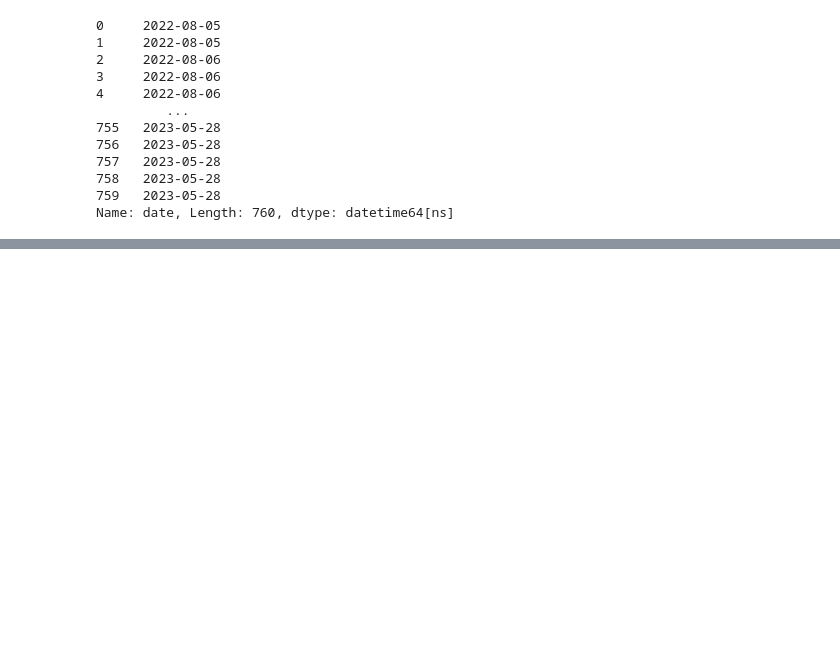
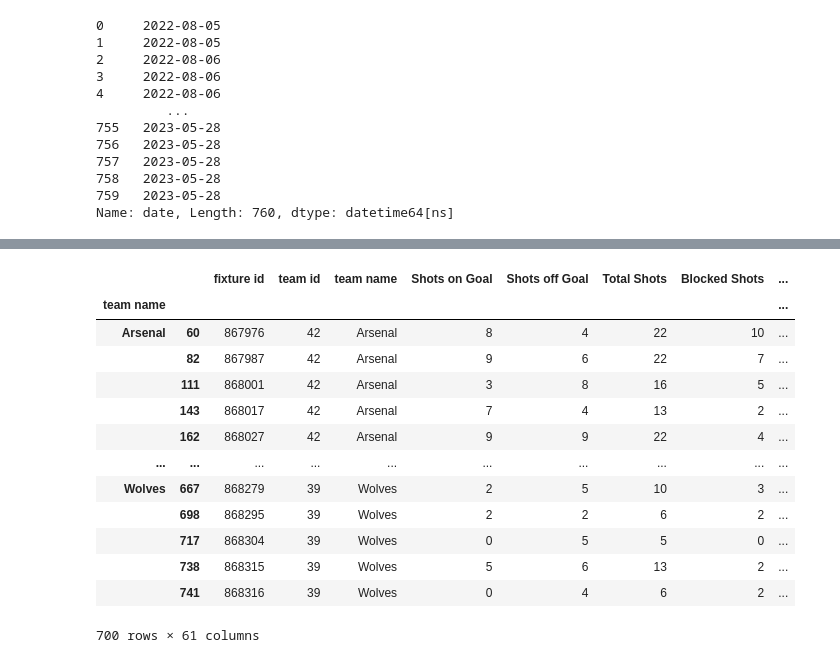
Before and after one commit to crowntobi23/Football_Predictions, a Jupyter notebook: our_project.ipynb, the cells around one changed output, grey strips where cells are left out. Cells and saved outputs as stored; diff of their text form; code cells hidden in the pictures; blank space fills up the shorter version.

```diff
--- a/our_project.ipynb
+++ b/our_project.ipynb
@@ -572,0 +639,12 @@ train acc: 0.8810975609756098, test acc: 0.514018691588785
+# %%
+win_df = full_match_stats_df[full_match_stats_df['result']== 1]
+loss_df = full_match_stats_df[full_match_stats_df['result'] == -1]
+draw_df = full_match_stats_df [full_match_stats_df['result'] == 0]
+
+for col in df.columns:
+    plt.hist([win_df[col], loss_df[col], draw_df[col]], color=['g', 'r', 'y'])
+    plt.title(col)
+    plt.legend(['win', 'loss', 'Draw'])
+    plt.xlabel(f'{col} values')
+    plt.ylabel(f'{col} counts')
+    plt.show()
@@ -572,0 +665,3 @@ train acc: 0.8810975609756098, test acc: 0.514018691588785
+# %%
+#based off of the visualization, we will be deriving new improved features to further improve our chances of accuracy
+new_improved_features = ['Shots on Goal','Total Shots', 'Shots insidebox', 'Ball Possession', 'Goalkeeper Saves', 'Passes %', 'expected_goals', '% Shot accuracy']
@@ -572,0 +684,26 @@ train acc: 0.8810975609756098, test acc: 0.514018691588785
+# %%
+def rolling_features(cols, new_cols, df):
+    df = df.sort_values('date')
+    rolling_vals = df[cols].rolling(3, closed='left').mean()
+    df[new_cols]=rolling_vals
+    return df.dropna()
+# %%
+rolling_cols = [f'{col}_rolling' for col in new_improved_features]
+# %%
+rolling_home_df = full_match_stats_df.groupby('team name').apply(lambda x: rolling_features(new_improved_features, rolling_cols, x))
+rolling_home_df
+# %% [output]
+|  |  | fixture id | team id | team name | Shots on Goal | Shots off Goal | Total Shots | Blocked Shots | ... |
+| team name |  |  |  |  |  |  |  |  | ... |
+| Arsenal | 60 | 867976 | 42 | Arsenal | 8 | 4 | 22 | 10 | ... |
+|  | 82 | 867987 | 42 | Arsenal | 9 | 6 | 22 | 7 | ... |
+|  | 111 | 868001 | 42 | Arsenal | 3 | 8 | 16 | 5 | ... |
+|  | 143 | 868017 | 42 | Arsenal | 7 | 4 | 13 | 2 | ... |
+|  | 162 | 868027 | 42 | Arsenal | 9 | 9 | 22 | 4 | ... |
+| ... | ... | ... | ... | ... | ... | ... | ... | ... | ... |
+| Wolves | 667 | 868279 | 39 | Wolves | 2 | 5 | 10 | 3 | ... |
+|  | 698 | 868295 | 39 | Wolves | 2 | 2 | 6 | 2 | ... |
+|  | 717 | 868304 | 39 | Wolves | 0 | 5 | 5 | 0 | ... |
+|  | 738 | 868315 | 39 | Wolves | 5 | 6 | 13 | 2 | ... |
+|  | 741 | 868316 | 39 | Wolves | 0 | 4 | 6 | 2 | ... |
+700 rows × 61 columns
```
Also changed, not shown: parts of 34 cells of this notebook.
